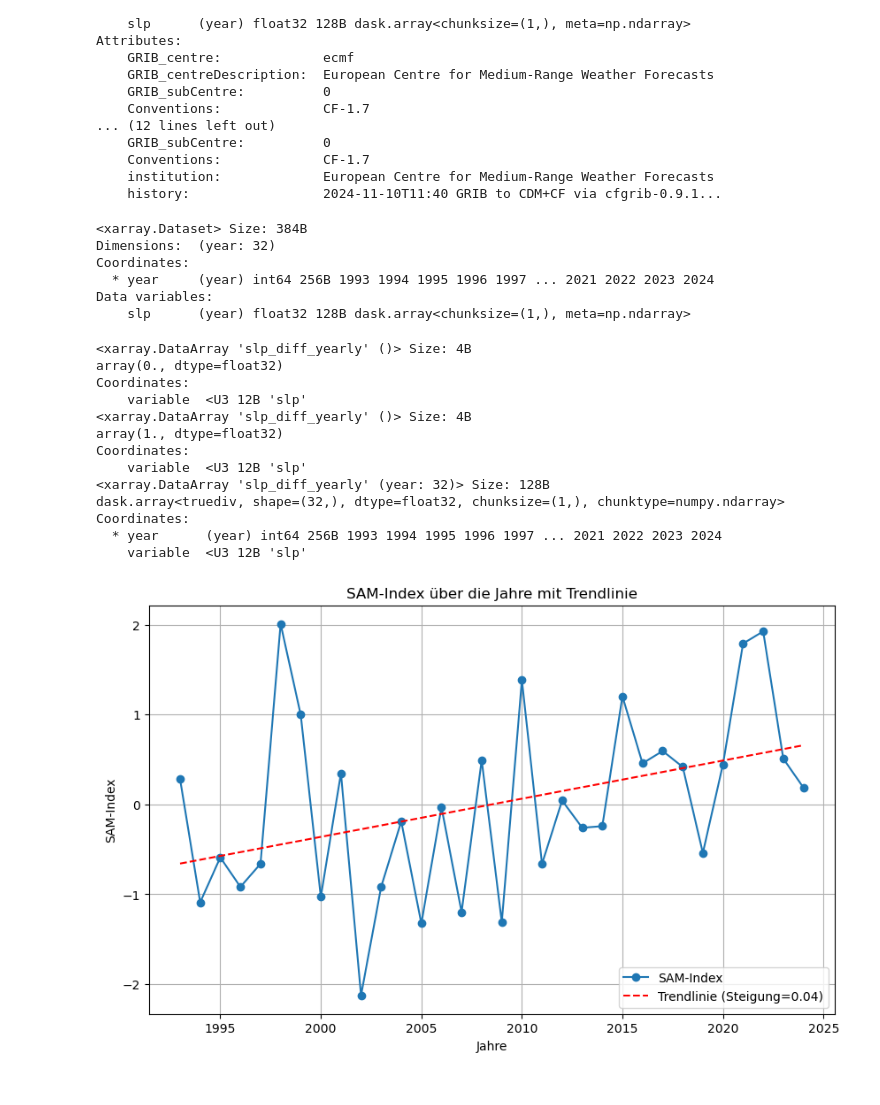
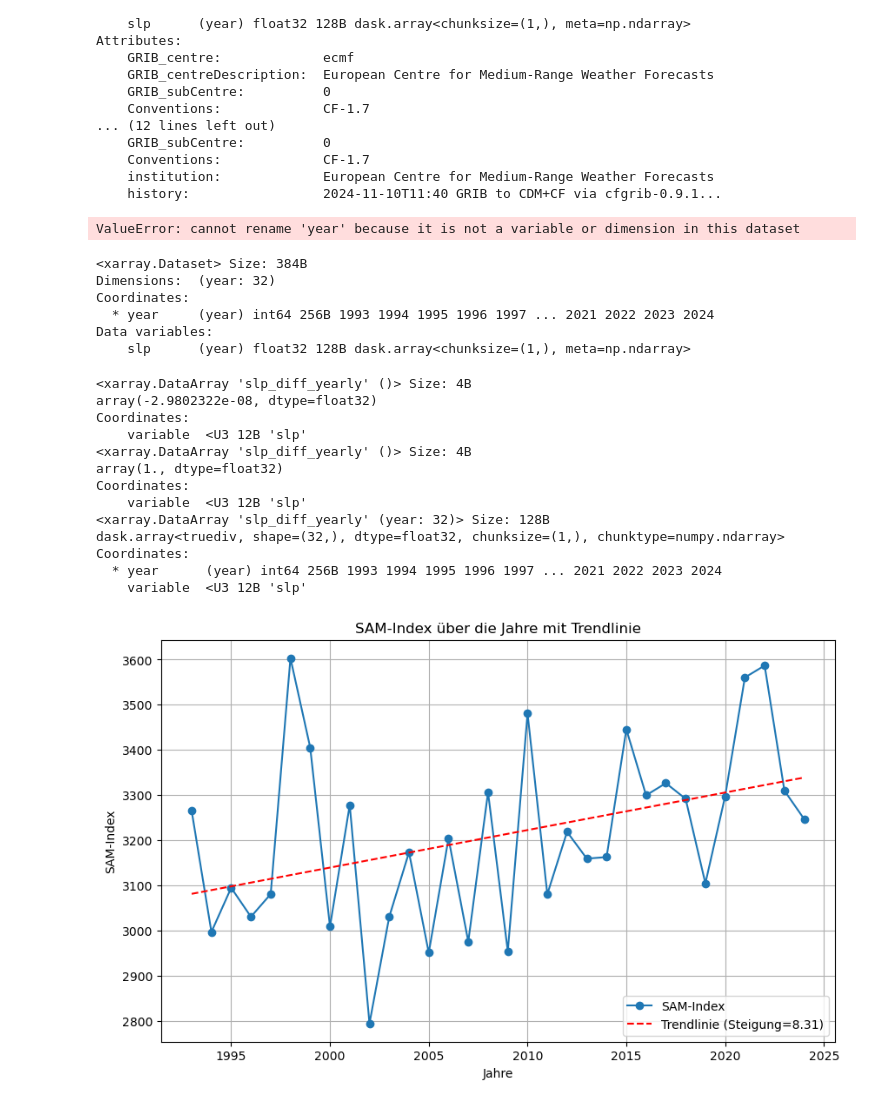
Before and after one commit to steffiwinter/pherProj, a Jupyter notebook: 02_read_slp.ipynb, the cells around one changed output. Drawn from its saved outputs; the diff is of its cells as text; code cells hidden in the pictures.

```diff
--- a/02_read_slp.ipynb
+++ b/02_read_slp.ipynb
@@ -9,5 +12,6 @@ from scipy.stats import linregress
 # %%
 ## Auswahl der Daten
+# ? https://cds.climate.copernicus.eu/stac-browser/collections/reanalysis-era5-single-levels-monthly-means?.language=en
 
 # xr.open_dataset = Funktion, um Datensatz im NetDCF-Format öffnen
 ds_slp = xr.open_dataset(
@@ -22,6 +26,33 @@ ds_slp = ds_slp.rename_vars(msl="slp")
 # Umbennen
 ds_slp = ds_slp.rename({'latitude': 'lat', 'longitude': 'lon'})
 
+# Anzahl der gesamten NaN-Werte über lat, lon
+#gesamt_nan = slp.isnull().sum(dim="time").sum().values
+#print("Gesamtanzahl der NaN-Werte:", gesamt_nan)
+
+## NaN-Werte = 0 -> Ist das korrekt?
+
+# Daten bereinigen (fehlender Wert über Zeit -> Punkt komplett herausnehmen)
+#slp = ds_slp['slp']
+# Entferne Punkte, bei denen alle Werte über die Zeit NaN sind
+#slp_clean = slp.dropna(dim="lat", how="all").dropna(dim="lon", how="all")
+# Transponiere zu konsistenten Dimensionen
+#slp_clean = slp_clean.transpose("lat", "lon", "time")
+# Prüfung der neuen Dimensionen
+#print("Bereinigte SLP Shape:", slp_clean.shape)
+
+# auf selbe Gitter wie SST bringen -> lat -90 bis 90, lon -180 bis 180
+# -> lat 90 bis -90 auf lat -90 bis 90
+ds_slp = ds_slp.sortby('lat')
+# -> lon 0 bis 360 auf lon -180 bis 180
+ds_slp = ds_slp.assign_coords(lon=(((ds_slp.lon + 180) % 360) - 180))
+ds_slp = ds_slp.sortby('lon')
+# Transponiere alle Datenvariablen zu lat, lon, time
+for var in ds_slp.data_vars:
+    ds_slp[var] = ds_slp[var].transpose("lat", "lon", "time")
+# Reorganisiere die Anzeige der Koordinaten
+ds_slp = ds_slp.assign_coords(lat=ds_slp['lat'], lon=ds_slp['lon'], time=ds_slp['time'])
+
 # Übersicht des Datensatz wird angezeigt
 ds_slp
 # %% [output]
@@ -91,9 +236,9 @@ Attributes:
 ## zonale Mittel berechnen / Jahr
 
 # berechnet SLP-Durchschnitt für 40S / Jahr (ohne Dimension lon)
-slp_40S_yearly_mean = slp_region_40S.groupby('time.year').mean(dim=['time', 'lon'])
+slp_40S_yearly_mean = slp_region_40S.groupby('time.year').mean(dim=['lon', 'time'])
 # berechnet SLP-Durchschnitt für 65S / Jahr (ohne Dimension lon)
-slp_65S_yearly_mean = slp_region_65S.groupby('time.year').mean(dim=['time', 'lon'])
+slp_65S_yearly_mean = slp_region_65S.groupby('time.year').mean(dim=['lon', 'time'])
 
 print(slp_40S_yearly_mean, "\n", slp_65S_yearly_mean)
 # %% [output]
@@ -114,6 +259,12 @@ Attributes:
     Conventions:             CF-1.7
     institution:             European Centre for Medium-Range Weather Forecasts
     history:                 2024-11-10T11:40 GRIB to CDM+CF via cfgrib-0.9.1...
+# %%
+# eindeutigen Namen für Dimension year, da SST auch reingeladen wurde (ausgelagert, da nur 1x ausführen)
+ds_slp = ds_slp.rename({'year': 'slp_year'})
+# ds_sst = ds_sst.rename({'year': 'sst_year'})
+# %% [output]
+ValueError: cannot rename 'year' because it is not a variable or dimension in this dataset
 # %%
 ## Differenz beider Regionen berechnen
 
@@ -122,7 +273,11 @@ slp_diff_yearly = slp_40S_yearly_mean - slp_65S_yearly_mean
 print(slp_diff_yearly)
 
 # Konvertiere slp_diff_yearly in ein DataArray
-slp_diff_yearly = slp_diff_yearly.to_array().squeeze()
+if isinstance(slp_diff_yearly, xr.Dataset):
+    slp_diff_yearly = slp_diff_yearly.to_array().squeeze()
+else:
+    slp_diff_yearly = slp_diff_yearly.squeeze()
+
 
 # Variable slp_diff_yearly zum Dataset hinzufügen
 ds_slp['slp_diff_yearly'] = slp_diff_yearly
@@ -151,7 +306,7 @@ print(sam_index.std().compute()) # Std = 1
 print(sam_index)
 # %% [output]
 <xarray.DataArray 'slp_diff_yearly' ()> Size: 4B
-array(0., dtype=float32)
+array(-2.9802322e-08, dtype=float32)
 Coordinates:
     variable  <U3 12B 'slp'
 <xarray.DataArray 'slp_diff_yearly' ()> Size: 4B
@@ -166,29 +321,29 @@ Coordinates:
 # %%
 ## Plotten SAM-Index über Jahre
 # ! Vergleich mit Figure 1 (a) aus Paper 1: 1_Recent trends in the Southern Ocean eddy field --> nicht ganz passend -> ausreichend?
 
 # Zeitkoordinate und SAM-Index-Werte extrahieren
 jahre = sam_index['year'].values  # Zeitkoordinate
-sam_values = sam_index.values  # SAM-Index-Werte
+sam_values = ds_slp['slp_diff_yearly'].values  # SAM-Index-Werte
 
 # Berechnung der Trendlinie (Lineare Regression)
 slope, intercept, r_value, p_value, std_err = linregress(jahre, sam_values)
 trendline = slope * jahre + intercept
 
 # Plot erstellen
 plt.figure(figsize=(10, 6))
 plt.plot(jahre, sam_values, label='SAM-Index', linestyle='-', marker='o')
 plt.plot(jahre, trendline, label=f'Trendlinie (Steigung={slope:.2f})', color='red', linestyle='--')
 
 # Plot-Details hinzufügen
 plt.xlabel('Jahre')
 plt.ylabel('SAM-Index')
 plt.title('SAM-Index über die Jahre mit Trendlinie')
 plt.legend()
 plt.grid(True)
 plt.show()
 # %% [output]
-[figure, old version]
+[figure, new version]
 # %%
 ## Einheitsvektoranalyse
 # %%
```
Also changed, not shown: parts of 15 cells of this notebook, 3 other files.
